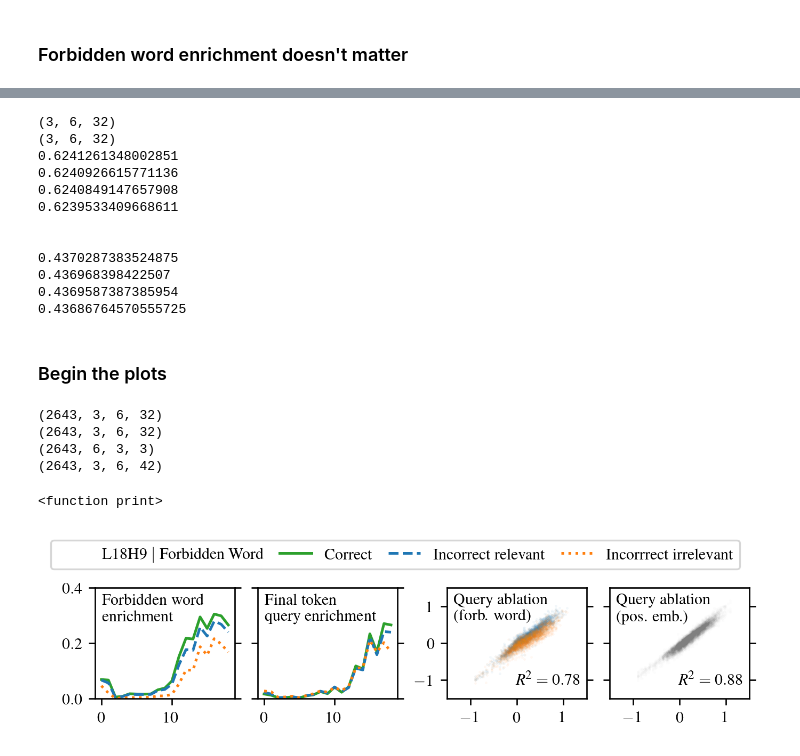
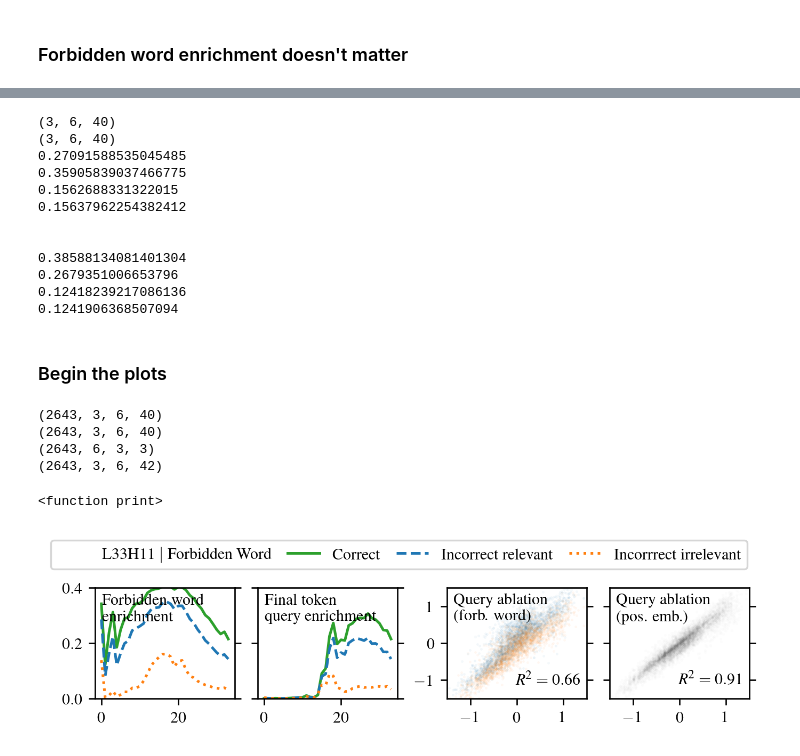
Before and after one commit to ed1d1a8d/prompt-injection-interp, a Jupyter notebook: notebooks/dontsay/attrib-plots/attention-analysis.ipynb, the cells around one changed output, grey strips where cells are left out. Saved outputs shown, nothing was run; the diff lists cells and outputs as text; code cells hidden in the pictures.

```diff
--- a/notebooks/dontsay/attrib-plots/attention-analysis.ipynb
+++ b/notebooks/dontsay/attrib-plots/attention-analysis.ipynb
@@ -37,3 +37,24 @@ plt.style.use(
 COLORS = plt.rcParams["axes.prop_cycle"].by_key()["color"]
 # %% [markdown]
 ### Load model
+# %%
+# pick model to run on
+model_name = "meta-llama/Llama-2-13b-chat-hf" # or meta-llama/Llama-2-7b-chat-hf or meta-llama/Llama-2-70b-chat-hf
+
+# You will need to login to huggingface first:
+#   huggingface-cli login
+if model_name == "meta-llama/Llama-2-7b-chat-hf":
+    tl_model = utils.get_llama2_7b_chat_tl_model()
+    saved_name = "llama2_7b"
+    n_devices = 1
+    batch_size = 5
+elif model_name == "meta-llama/Llama-2-13b-chat-hf":
+    tl_model = utils.get_llama2_13b_chat_tl_model()
+    saved_name = "llama2_13b"
+    n_devices = 2
+    batch_size = 1
+elif model_name == "meta-llama/Llama-2-70b-chat-hf":
+    tl_model = utils.get_llama2_70b_chat_tl_model()
+    saved_name = "llama2_70b"
+    n_devices = 2
+    batch_size = 1
@@ -40,7 +64,4 @@ COLORS = plt.rcParams["axes.prop_cycle"].by_key()["color"]
 # %%
-# You will need to login to huggingface first:
-#   huggingface-cli login
-tl_model = utils.get_llama2_7b_chat_tl_model(torch_dtype=torch.float16)
 with torch.no_grad():
     print(
         tl_model.generate(
@@ -63,8 +86,10 @@ The capital of Germany is Berlin. Berlin is the largest city in Germany and is k
 # %% [markdown]
 ### Load dataset
 # %%
+df_raw = pd.read_csv(utils.get_repo_root() / "data" / "counterfact_raw.csv")
+file_name = f"counterfact_processed_{saved_name}.pkl"
 df = pd.read_pickle(
-    utils.get_repo_root() / "data" / "counterfact_processed.pkl"
+    utils.get_repo_root() / "data" / file_name
 )
 print(len(df))
 df.keys()
@@ -344,18 +368,18 @@ for idx in [0, 77]:
     print()
     print()
 # %% [output]
-(3, 6, 32)
-(3, 6, 32)
-0.6241261348002851
-0.6240926615771136
-0.6240849147657908
-0.6239533409668611
+(3, 6, 40)
+(3, 6, 40)
+0.27091588535045485
+0.35905839037466775
+0.1562688331322015
+0.15637962254382412
 
 
-0.4370287383524875
-0.436968398422507
-0.4369587387385954
-0.43686764570555725
+0.38588134081401304
+0.2679351006653796
+0.12418239217086136
+0.1241906368507094
 # %% [markdown]
 ### Begin the plots
 # %%
@@ -380,8 +404,8 @@ print(qenrich_fprobs.shape)
 print(swap_fprobs.shape)
 print(pswap_fprobs.shape)
 # %% [output]
-(2643, 3, 6, 32)
-(2643, 3, 6, 32)
+(2643, 3, 6, 40)
+(2643, 3, 6, 40)
 (2643, 6, 3, 3)
 (2643, 3, 6, 42)
 # %%
@@ -510,36 +534,36 @@ for head_idx, (layer, head) in enumerate(important_head_list[:1]):
         xs[idxs],
         ys[idxs],
         s=0.1,
         alpha=0.02,
         color="tab:grey",
     )
     c.set_rasterized(True)
     plt.xlim(-1.5, 1.5)
     plt.ylim(-1.5, 1.5)
     plt.gca().set_yticklabels([])
     r2 = sklearn.metrics.r2_score(xs, ys)
     plt.text(
         0.95,
         0.1,
         f"$R^2={r2:.2f}$",
         horizontalalignment="right",
         verticalalignment="bottom",
         transform=plt.gca().transAxes,
     )
     plt.text(
         0.05,
         0.95,
         f"Query ablation\n(pos. emb.)",
         horizontalalignment="left",
         verticalalignment="top",
         transform=plt.gca().transAxes,
     )
 
     fig.set_figheight(fig.get_figheight() * 0.4)
-
-plt.savefig("./plots/attention-analysis.pdf", backend="pgf", dpi=400, bbox_inches='tight')
+figname = f'./plots/attention-analysis-{saved_name}.pdf'
+plt.savefig(figname, backend="pgf", dpi=400, bbox_inches='tight')
 # %% [output]
-[figure, old version]
+[figure, new version]
 # %%
 n_heads = 6
 fig, _ = plt.subplots(n_heads, 4)
```
Also changed, not shown: parts of 6 cells of this notebook, 4 other files.
